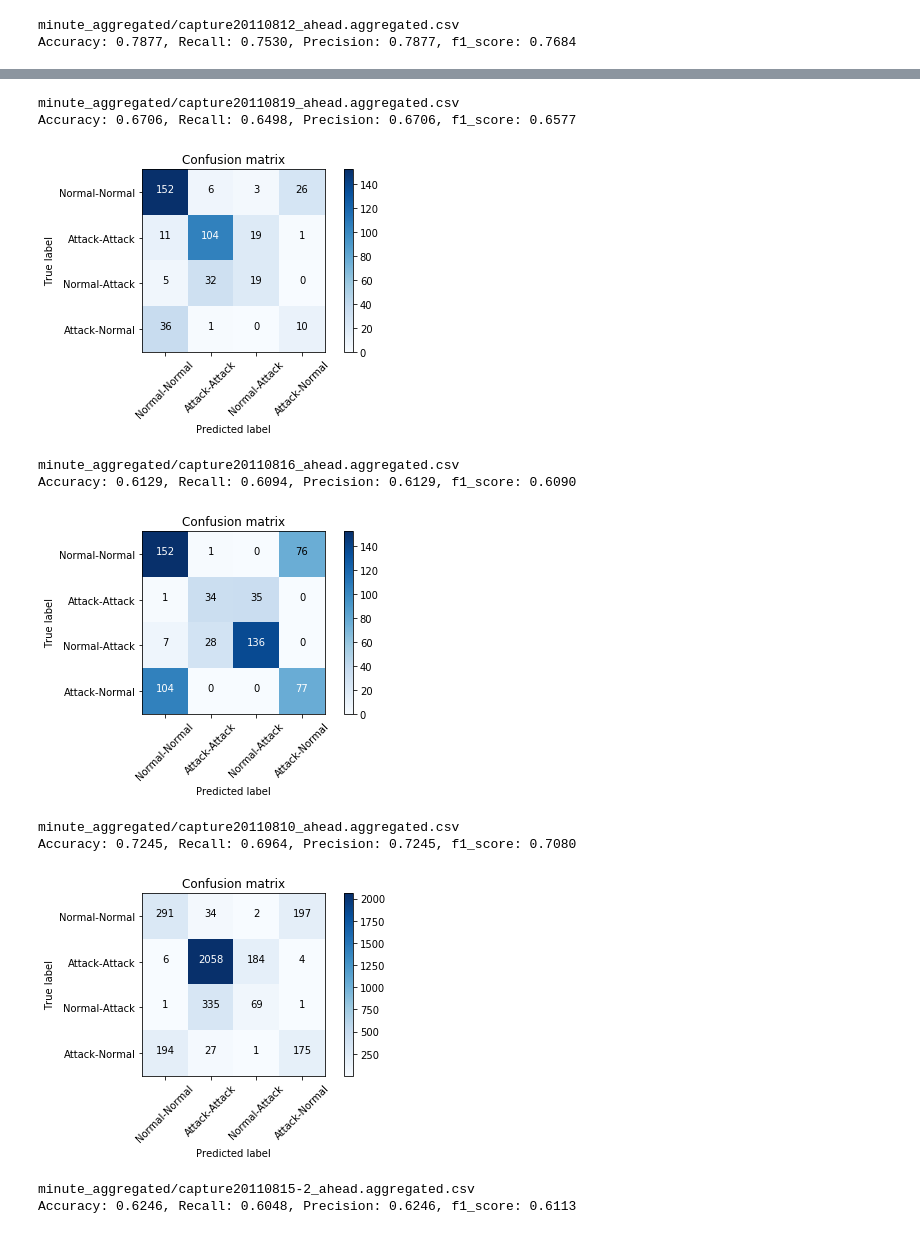
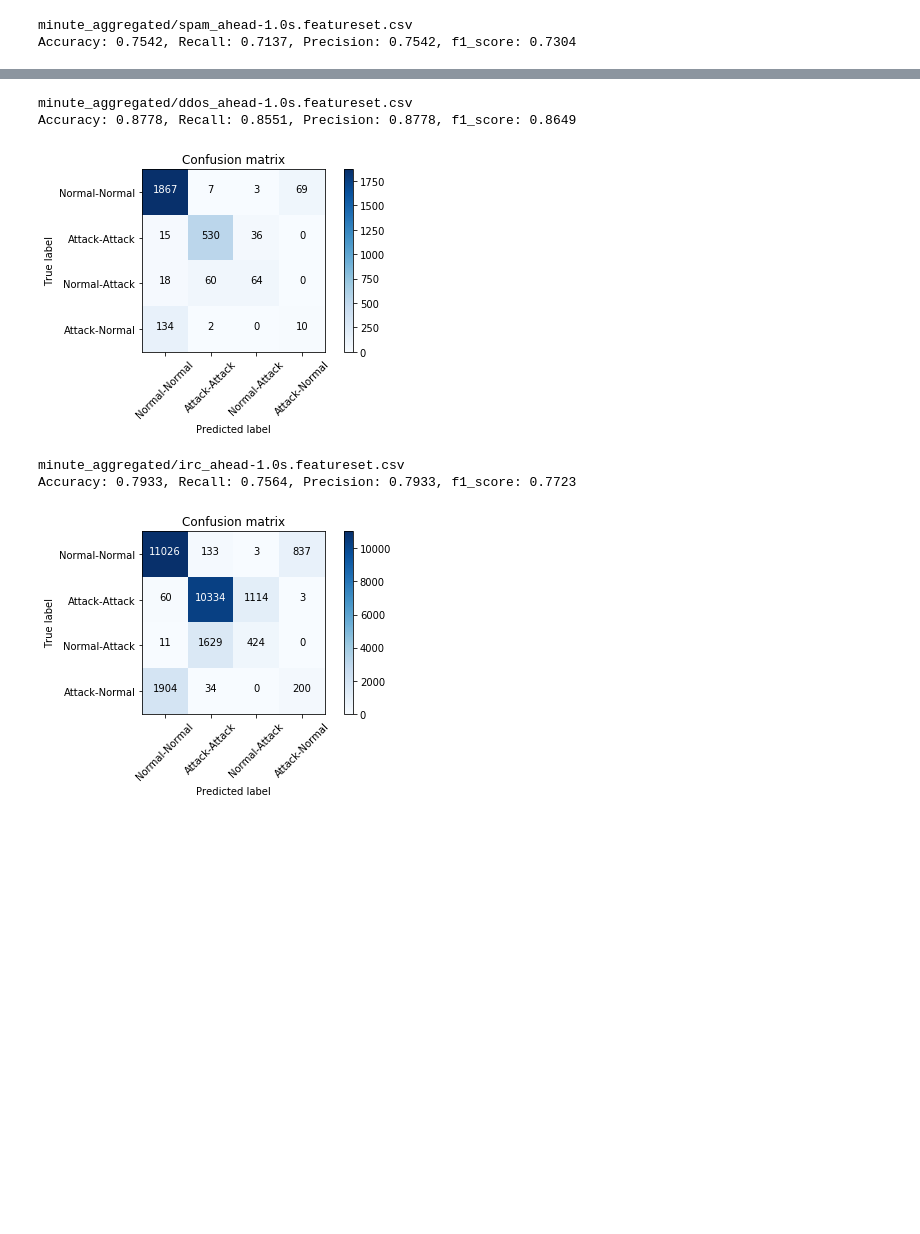
Before and after one commit to SpokenBanana/lambda-code, a Jupyter notebook: ddos-detection/Window Ahead.ipynb, the cells around one changed output, grey strips where cells are left out. Drawn from its saved outputs; the diff is of its cells as text; code cells hidden in the pictures; blank space fills up the shorter version.

Commit message:
Added code for window ahead features

```diff
--- a/ddos-detection/Window Ahead.ipynb
+++ b/ddos-detection/Window Ahead.ipynb
@@ -9,8 +12,8 @@ from summarizer import Summarizer
 from plot_features import plot_confusion_matrix
 import os
 
-binet_files = os.listdir('binetflows')
-files = ['minute_aggregated/{}_ahead.aggregated.csv'.format(name) for name in [binet.split('/')[-1].split('.')[0] for binet in binet_files]]
+attacks = ['spam', 'ddos', 'irc']
+files = ['minute_aggregated/{}_ahead-1.0s.featureset.csv'.format(name) for name in attacks]
 
 for f in files:
     print(f)
@@ -20,5 +23,5 @@ for f in files:
     print('Accuracy: {accuracy:.4f}, Recall: {recall:.4f}, Precision: {precision:.4f}, f1_score: {f1_score:.4f}'.format(**results), '\n')
     plot_confusion_matrix(results['confusion_matrix'], ['Normal-Normal', 'Attack-Attack', 'Normal-Attack', 'Attack-Normal'])
 # %% [output]
-minute_aggregated/capture20110812_ahead.aggregated.csv
-Accuracy: 0.7877, Recall: 0.7530, Precision: 0.7877, f1_score: 0.7684
+minute_aggregated/spam_ahead-1.0s.featureset.csv
+Accuracy: 0.7542, Recall: 0.7137, Precision: 0.7542, f1_score: 0.7304
@@ -26,11 +29,6 @@ Accuracy: 0.7877, Recall: 0.7530, Precision: 0.7877, f1_score: 0.7684
-minute_aggregated/capture20110819_ahead.aggregated.csv
-Accuracy: 0.6706, Recall: 0.6498, Precision: 0.6706, f1_score: 0.6577
+minute_aggregated/ddos_ahead-1.0s.featureset.csv
+Accuracy: 0.8778, Recall: 0.8551, Precision: 0.8778, f1_score: 0.8649
-[figure, old version]
+[figure, new version]
-minute_aggregated/capture20110816_ahead.aggregated.csv
-Accuracy: 0.6129, Recall: 0.6094, Precision: 0.6129, f1_score: 0.6090
+minute_aggregated/irc_ahead-1.0s.featureset.csv
+Accuracy: 0.7933, Recall: 0.7564, Precision: 0.7933, f1_score: 0.7723
-[figure, old version]
+[figure, new version]
-minute_aggregated/capture20110810_ahead.aggregated.csv
-Accuracy: 0.7245, Recall: 0.6964, Precision: 0.7245, f1_score: 0.7080
-[figure, removed]
-minute_aggregated/capture20110815-2_ahead.aggregated.csv
-Accuracy: 0.6246, Recall: 0.6048, Precision: 0.6246, f1_score: 0.6113
```
Also changed, not shown: parts of 2 cells of this notebook, 4 other files.
